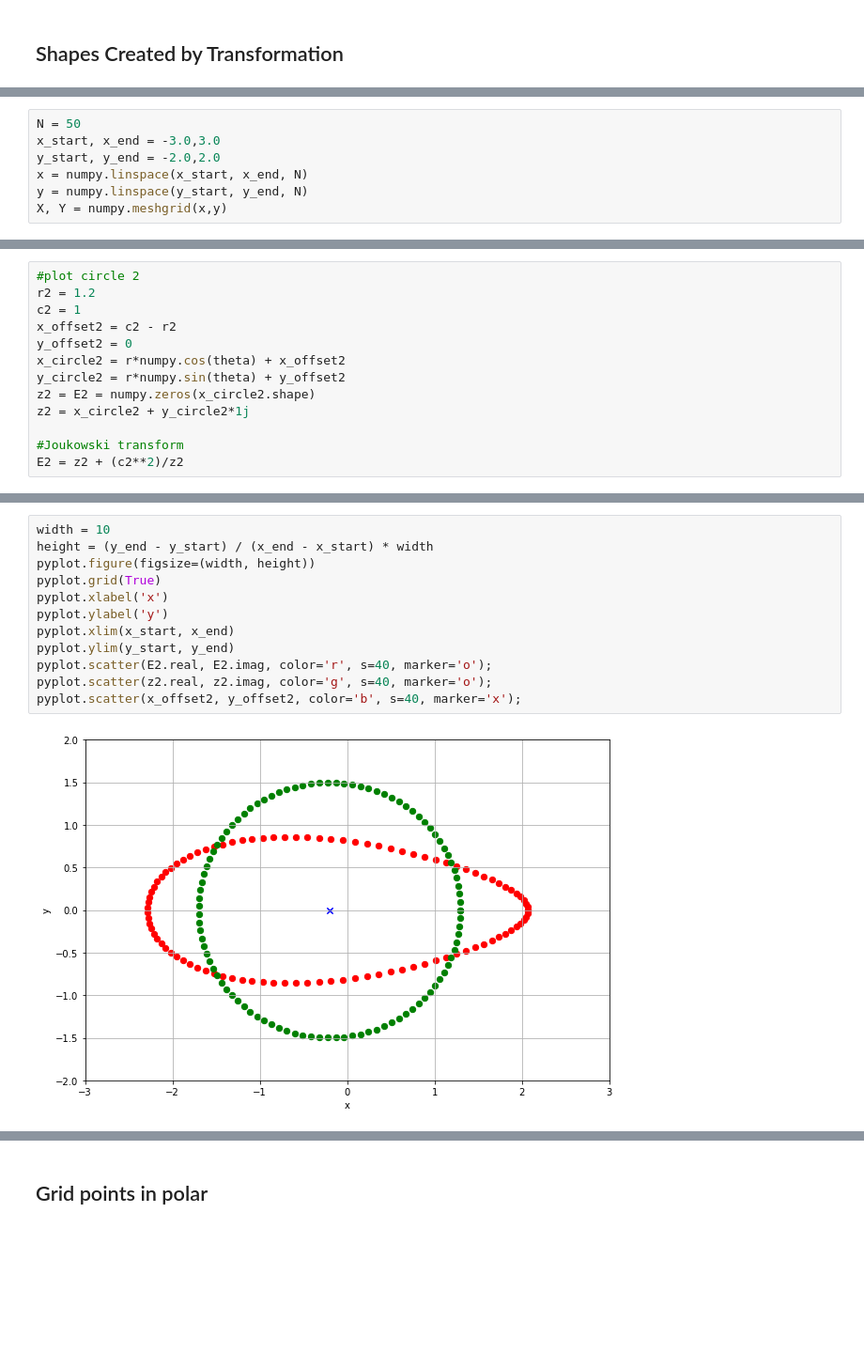
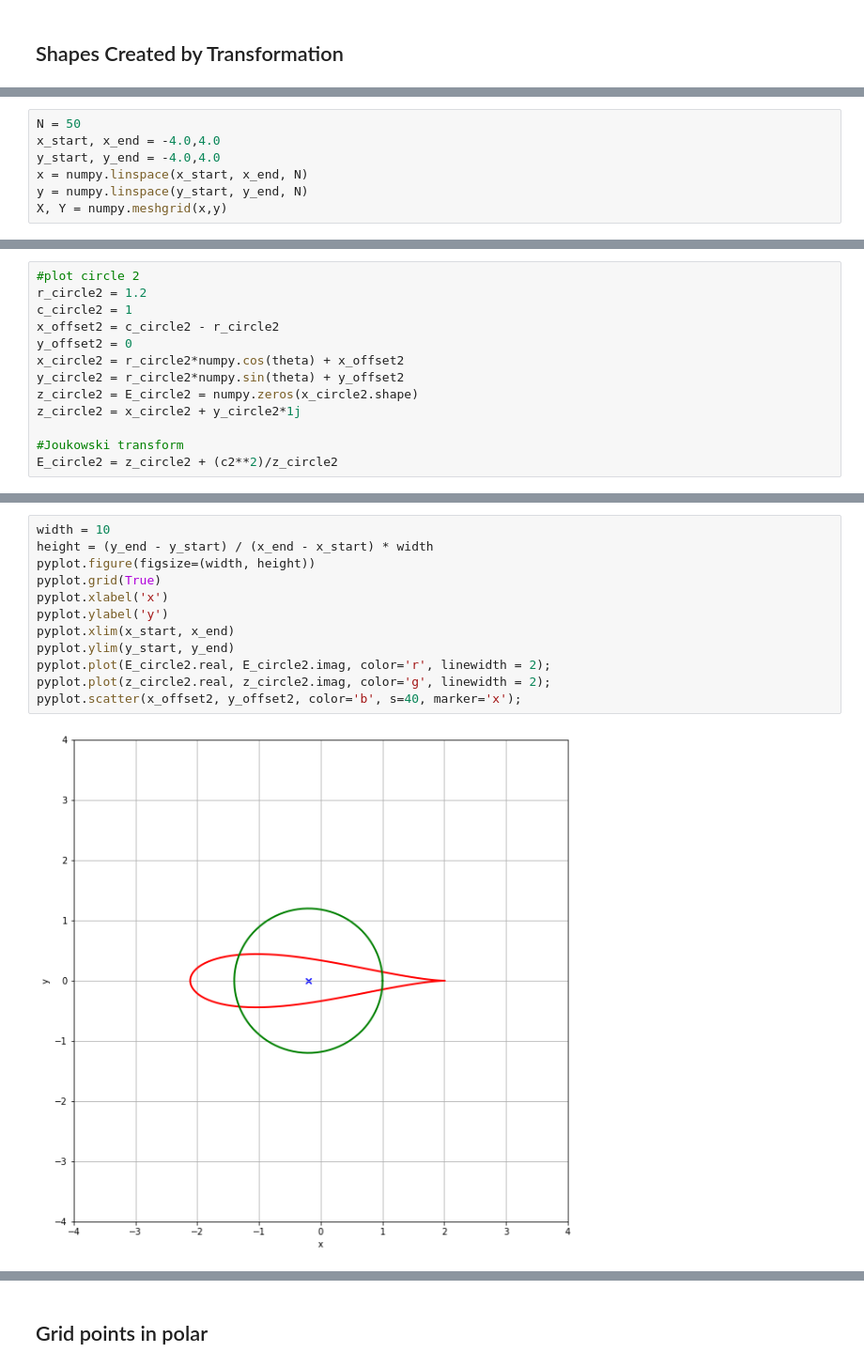
Before and after one commit to asabbagha/MAE6226, a Jupyter notebook: Assignment2.ipynb, the cells around one changed output, grey strips where cells are left out. Shown at 94% size. Drawn from its saved outputs; the diff is of its cells as text; blank space fills up the shorter version.

```diff
--- a/Assignment2.ipynb
+++ b/Assignment2.ipynb
@@ -31,7 +31,7 @@ from matplotlib import pyplot
 # %%
 N = 50
-x_start, x_end = -3.0,3.0
-y_start, y_end = -2.0,2.0
+x_start, x_end = -4.0,4.0
+y_start, y_end = -4.0,4.0
 x = numpy.linspace(x_start, x_end, N)
 y = numpy.linspace(y_start, y_end, N)
 X, Y = numpy.meshgrid(x,y)
@@ -64,13 +64,13 @@ pyplot.scatter(0, 0, color='b', s=40, marker='x');
 # %%
 #plot circle 2
-r2 = 1.2
-c2 = 1
-x_offset2 = c2 - r2
+r_circle2 = 1.2
+c_circle2 = 1
+x_offset2 = c_circle2 - r_circle2
 y_offset2 = 0
-x_circle2 = r*numpy.cos(theta) + x_offset2
-y_circle2 = r*numpy.sin(theta) + y_offset2
-z2 = E2 = numpy.zeros(x_circle2.shape)
-z2 = x_circle2 + y_circle2*1j
+x_circle2 = r_circle2*numpy.cos(theta) + x_offset2
+y_circle2 = r_circle2*numpy.sin(theta) + y_offset2
+z_circle2 = E_circle2 = numpy.zeros(x_circle2.shape)
+z_circle2 = x_circle2 + y_circle2*1j
 
 #Joukowski transform
-E2 = z2 + (c2**2)/z2
+E_circle2 = z_circle2 + (c2**2)/z_circle2
@@ -77,16 +81,16 @@ E2 = z2 + (c2**2)/z2
 # %%
 width = 10
 height = (y_end - y_start) / (x_end - x_start) * width
 pyplot.figure(figsize=(width, height))
 pyplot.grid(True)
 pyplot.xlabel('x')
 pyplot.ylabel('y')
 pyplot.xlim(x_start, x_end)
 pyplot.ylim(y_start, y_end)
-pyplot.scatter(E2.real, E2.imag, color='r', s=40, marker='o');
-pyplot.scatter(z2.real, z2.imag, color='g', s=40, marker='o');
+pyplot.plot(E_circle2.real, E_circle2.imag, color='r', linewidth = 2);
+pyplot.plot(z_circle2.real, z_circle2.imag, color='g', linewidth = 2);
 pyplot.scatter(x_offset2, y_offset2, color='b', s=40, marker='x');
 # %% [output]
-[figure, old version]
+[figure, new version]
 # %%
 #plot circle 2
```
Also changed, not shown: parts of 57 cells of this notebook.
